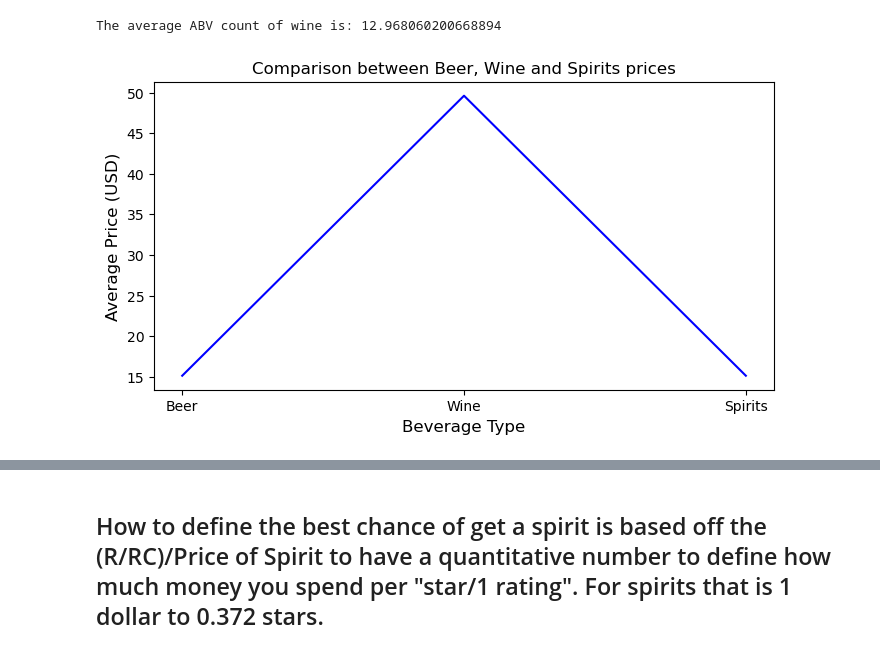
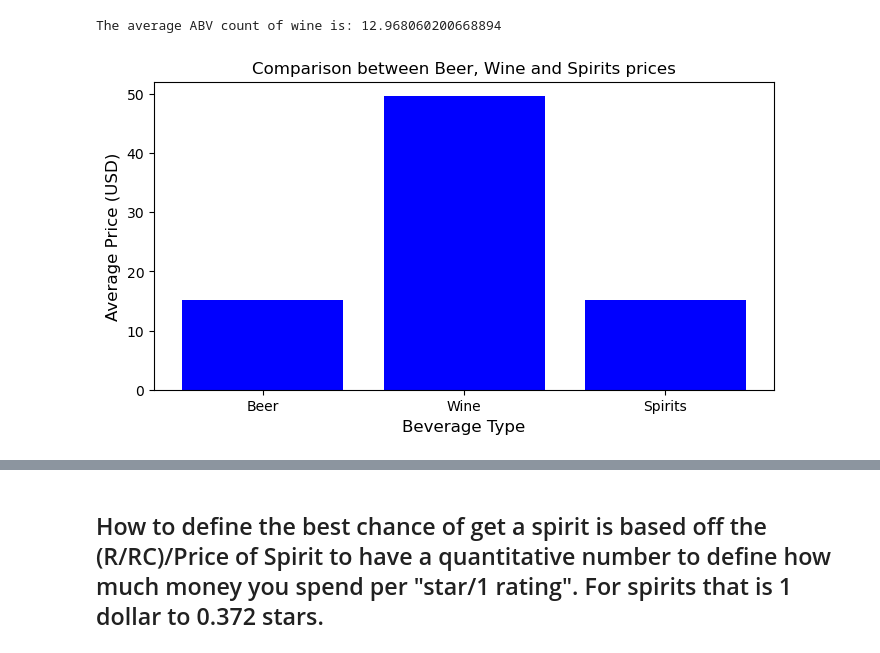
Before and after one commit to JShields07/Project-1, a Jupyter notebook: Main file.ipynb, the cells around one changed output, grey strips where cells are left out. Saved outputs shown, nothing was run; the diff lists cells and outputs as text; code cells hidden in the pictures.

```diff
--- a/Main file.ipynb
+++ b/Main file.ipynb
@@ -231,22 +228,25 @@ The average ABV count of wine is: 12.968060200668894
 # %%
 ## Compare the average prices between the Beer, Wine and Sprits and illustrate it
 import matplotlib.pyplot as plt
+
+# Create a list of the average prices for each beverage type
+avg_prices = [beer_avg_price, wine_avg_price, spirits_avg_price]
 
 # Create a list of the average prices for each beverage type
 avg_prices = [beer_avg_price, wine_avg_price, spirits_avg_price]
 
 # Create a list of the beverage types
 beverage_types = ['Beer', 'Wine', 'Spirits']
 
 plt.figure(figsize=(8, 4))
 
-plt.plot(beverage_types, avg_prices, color="blue")
+plt.bar(beverage_types, avg_prices, color="blue")
 
 plt.title("Comparison between Beer, Wine and Spirits prices", fontsize=12)
 plt.xlabel("Beverage Type", fontsize=12)
 plt.ylabel("Average Price (USD)", fontsize=12)
 
 plt.show()
 # %% [output]
-[figure, old version]
+[figure, new version]
 # %%
```
Also changed, not shown: parts of 12 cells of this notebook.
